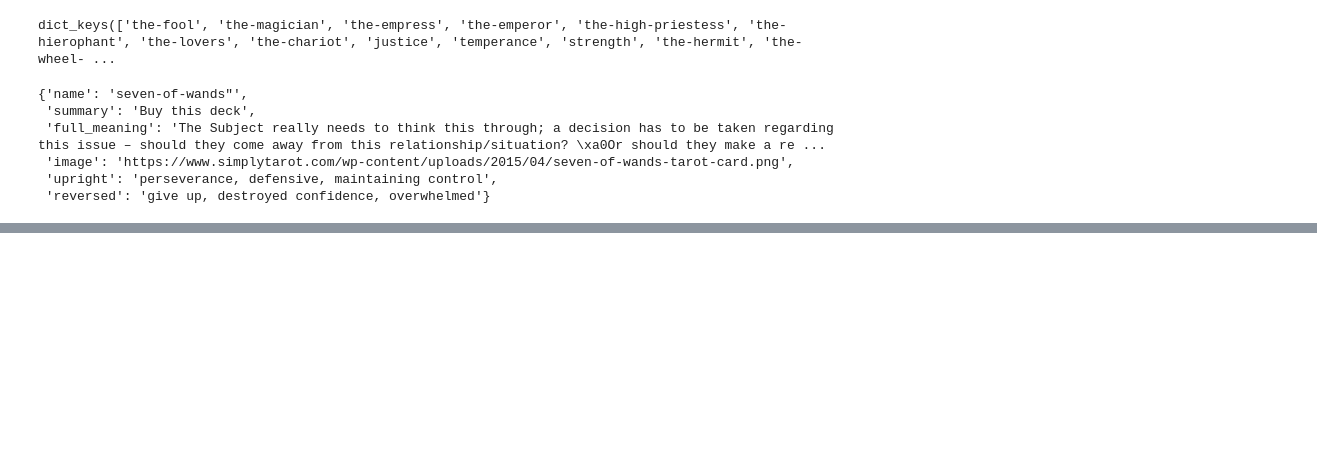
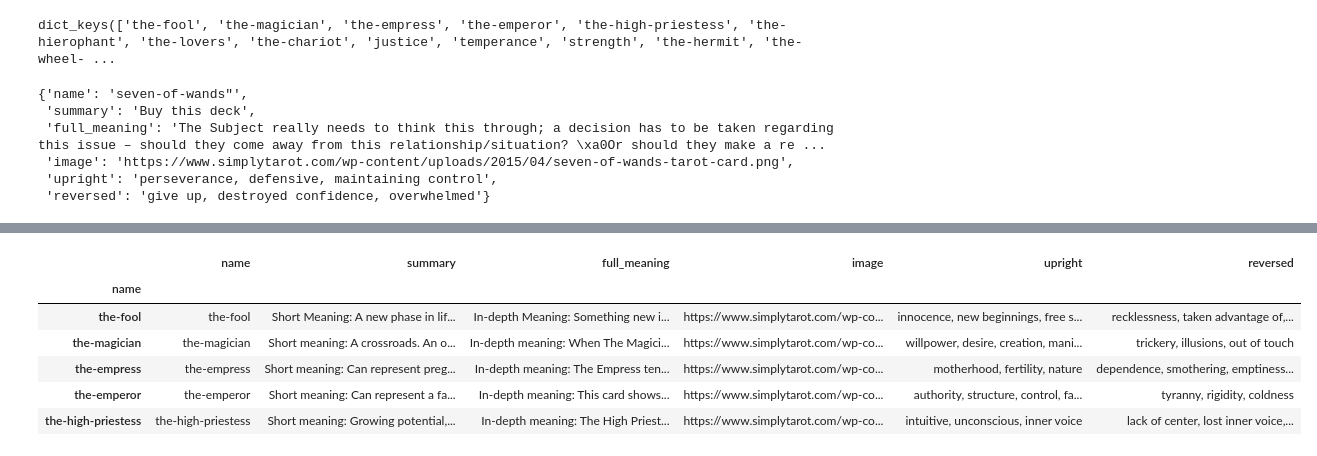
Before and after one commit to howlCode/tarot_api, a Jupyter notebook: Scrapping.ipynb, the cells around one changed output, grey strips where cells are left out. Saved outputs shown, nothing was run; the diff lists cells and outputs as text; code cells hidden in the pictures; blank space fills up the shorter version.

```diff
--- a/Scrapping.ipynb
+++ b/Scrapping.ipynb
@@ -102,0 +105,5 @@ save_json(list(cards_as_map.values()), './lib/cards.json')
+# %%
+import pandas as pd
+pd.set_option("display.max_colwidth", 10000)
+
+df = pd.read_json('./lib/cards.json')
@@ -102,0 +219,11 @@ save_json(list(cards_as_map.values()), './lib/cards.json')
+# %%
+df.index = df['name']
+df.head()
+# %% [output]
+|  | name | summary | full_meaning | image | upright | reversed |
+| name |  |  |  |  |  |  |
+| the-fool | the-fool | Short Meaning: A new phase in lif... | In-depth Meaning: Something new i... | https://www.simplytarot.com/wp-co... | innocence, new beginnings, free s... | recklessness, taken advantage of,... |
+| the-magician | the-magician | Short meaning: A crossroads. An o... | In-depth meaning: When The Magici... | https://www.simplytarot.com/wp-co... | willpower, desire, creation, mani... | trickery, illusions, out of touch |
+| the-empress | the-empress | Short meaning: Can represent preg... | In-depth meaning: The Empress ten... | https://www.simplytarot.com/wp-co... | motherhood, fertility, nature | dependence, smothering, emptiness... |
+| the-emperor | the-emperor | Short meaning: Can represent a fa... | In-depth meaning: This card shows... | https://www.simplytarot.com/wp-co... | authority, structure, control, fa... | tyranny, rigidity, coldness |
+| the-high-priestess | the-high-priestess | Short meaning: Growing potential,... | In-depth meaning: The High Priest... | https://www.simplytarot.com/wp-co... | intuitive, unconscious, inner voice | lack of center, lost inner voice,... |
```
Also changed, not shown: parts of 19 cells of this notebook, 1 other file.
